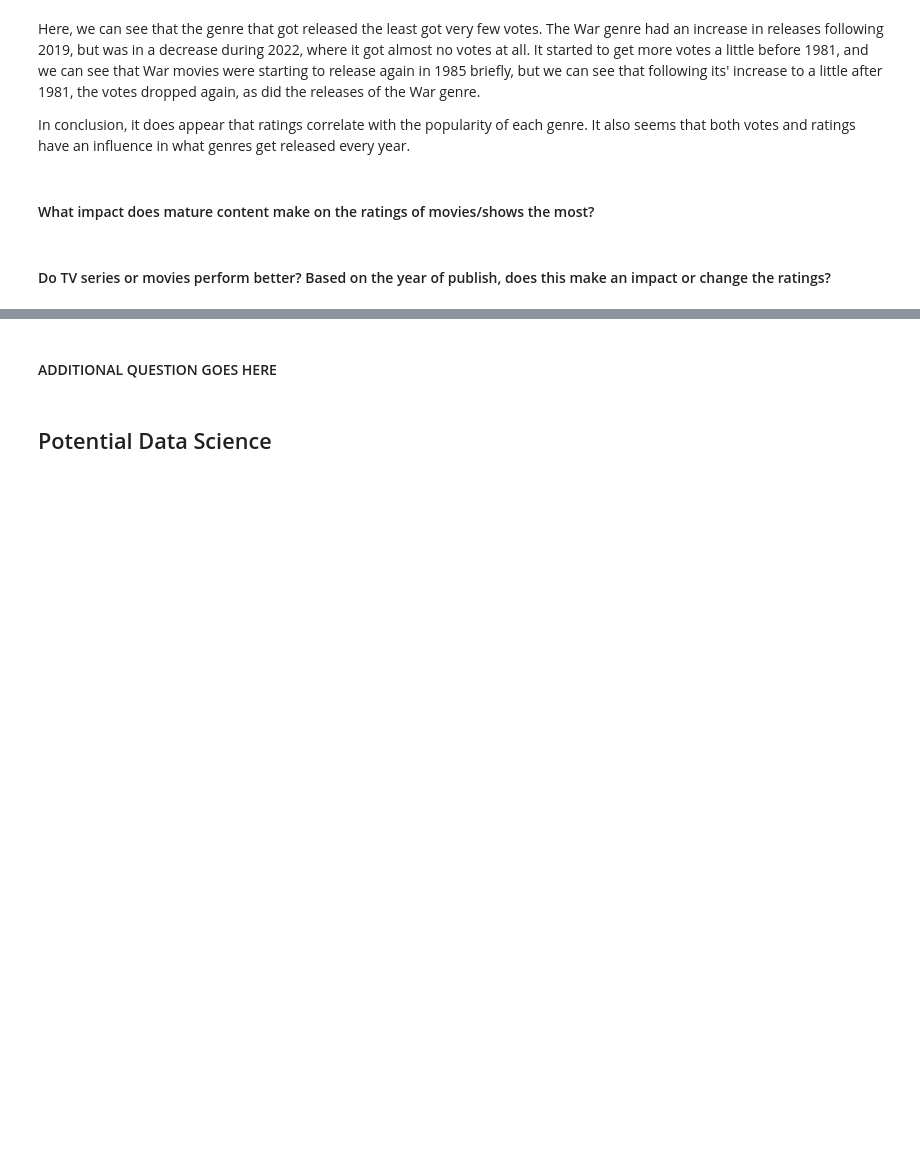
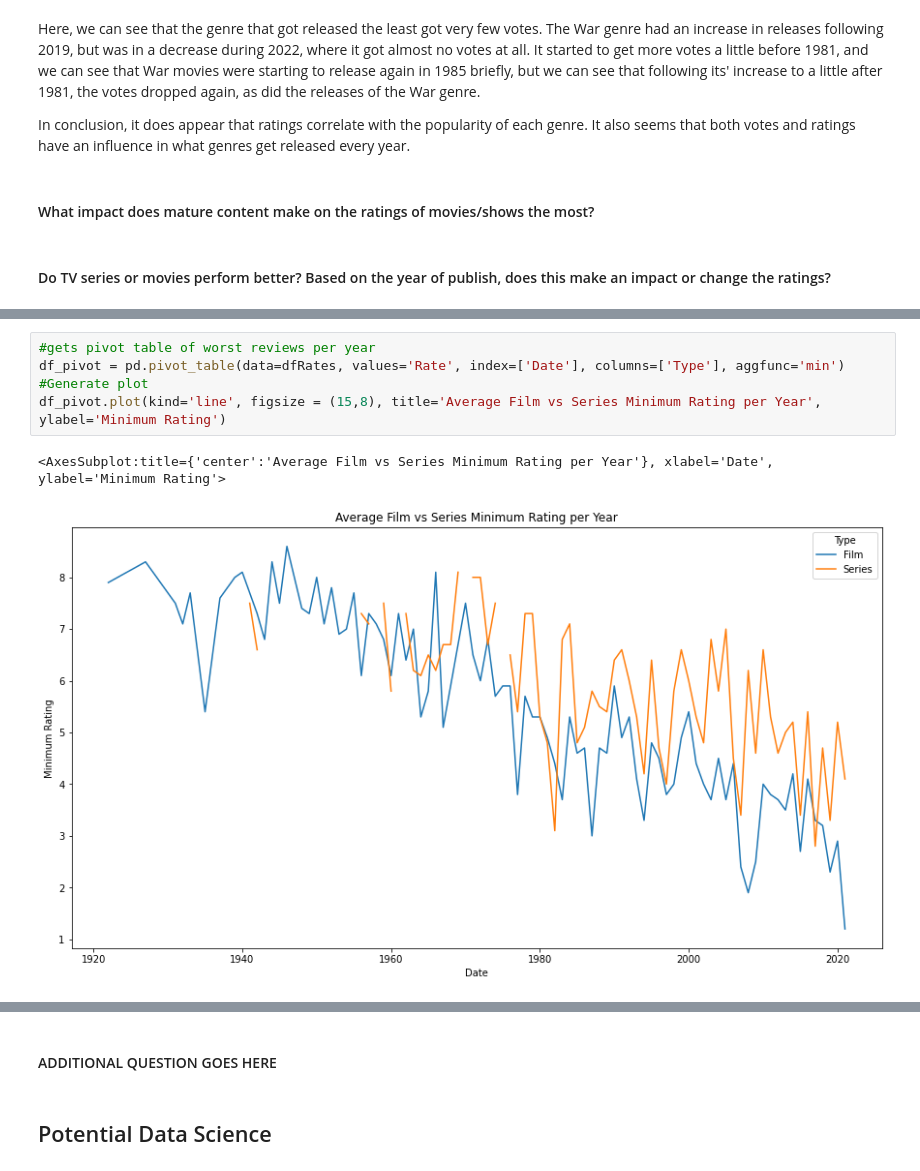
Before and after one commit to JTFin/CSCI2000U-Project, a Jupyter notebook: project-group29.ipynb, the cells around one changed output, grey strips where cells are left out. Saved outputs shown, nothing was run; the diff lists cells and outputs as text; blank space fills up the shorter version.

```diff
--- a/project-group29.ipynb
+++ b/project-group29.ipynb
@@ -496,0 +558,8 @@ It also seems that both votes and ratings have an influence in what genres get r
+# %%
+#gets pivot table of worst reviews per year
+df_pivot = pd.pivot_table(data=dfRates, values='Rate', index=['Date'], columns=['Type'], aggfunc='min')
+#Generate plot
+df_pivot.plot(kind='line', figsize = (15,8), title='Average Film vs Series Minimum Rating per Year', ylabel='Minimum Rating')
+# %% [output]
+<AxesSubplot:title={'center':'Average Film vs Series Minimum Rating per Year'}, xlabel='Date', ylabel='Minimum Rating'>
+[figure, added]
```
Also changed, not shown: parts of 12 cells of this notebook.
